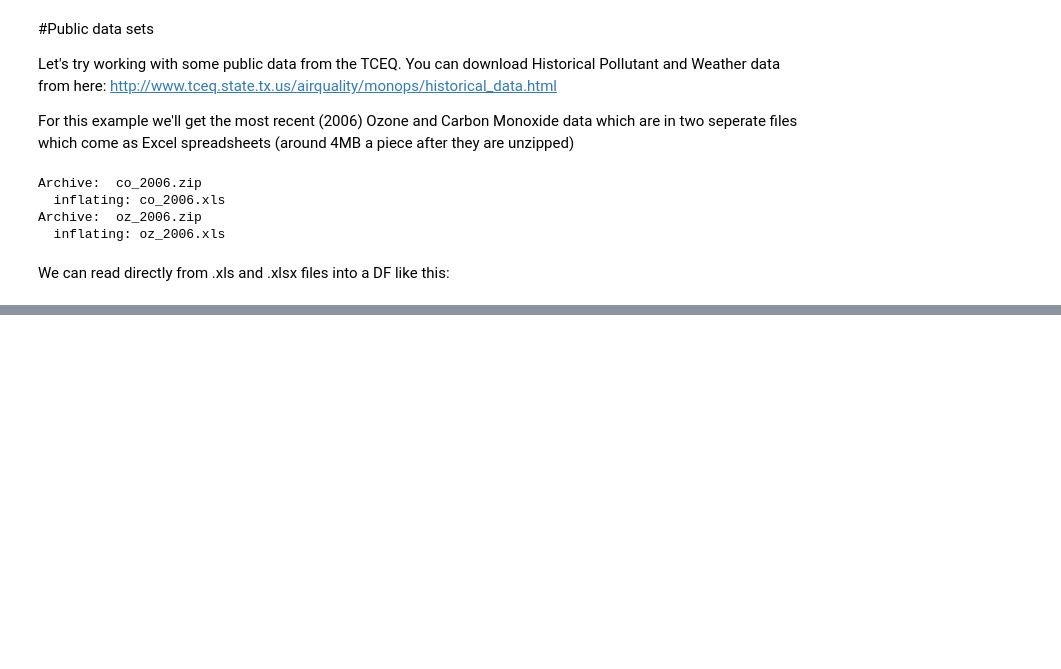
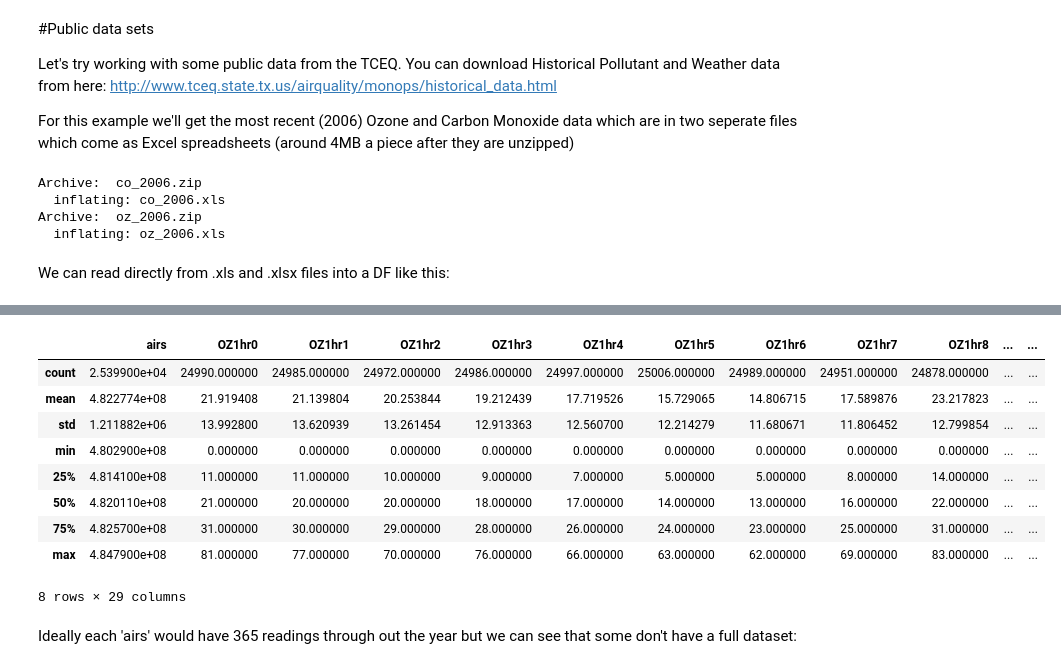
Before and after one commit to epequeno/acpg-may2015, a Jupyter notebook: pandas.ipynb, the cells around one changed output, grey strips where cells are left out. Drawn from its saved outputs; the diff is of its cells as text; code cells hidden in the pictures; blank space fills up the shorter version.

```diff
--- a/pandas.ipynb
+++ b/pandas.ipynb
@@ -193,6 +193,6 @@ Archive:  oz_2006.zip
 # %% [markdown]
 We can read directly from .xls and .xlsx files into a DF like this:
 # %%
-ozone = pd.io.excel.read_excel('file://localhost/home/steven/acpg-may2015/oz_2006.xls')
-carbon_monoxide = pd.io.excel.read_excel('file://localhost/home/steven/acpg-may2015/oz_2006.xls')
+ozone = pd.io.excel.read_excel('file://localhost/home/steven/code/acpg-may2015/oz_2006.xls')
+carbon_monoxide = pd.io.excel.read_excel('file://localhost/home/steven/code/acpg-may2015/co_2006.xls')
 # %% [markdown]
@@ -201,0 +222,2 @@ ozone.head(3)
+# %%
+ozone_1hr = ozone.filter(regex="OZ1hr")
@@ -201,0 +242,2 @@ ozone.head(3)
+# %%
+ozone_1hr.insert(0, 'airs', ozone['airs'])
@@ -202,2 +258,15 @@ ozone.head(3)
 # %%
-ozone.describe()
+ozone_1hr.describe()
+# %% [output]
+|  | airs | OZ1hr0 | OZ1hr1 | OZ1hr2 | OZ1hr3 | OZ1hr4 | OZ1hr5 | OZ1hr6 | OZ1hr7 | OZ1hr8 | ... | ... |
+| count | 2.539900e+04 | 24990.000000 | 24985.000000 | 24972.000000 | 24986.000000 | 24997.000000 | 25006.000000 | 24989.000000 | 24951.000000 | 24878.000000 | ... | ... |
+| mean | 4.822774e+08 | 21.919408 | 21.139804 | 20.253844 | 19.212439 | 17.719526 | 15.729065 | 14.806715 | 17.589876 | 23.217823 | ... | ... |
+| std | 1.211882e+06 | 13.992800 | 13.620939 | 13.261454 | 12.913363 | 12.560700 | 12.214279 | 11.680671 | 11.806452 | 12.799854 | ... | ... |
+| min | 4.802900e+08 | 0.000000 | 0.000000 | 0.000000 | 0.000000 | 0.000000 | 0.000000 | 0.000000 | 0.000000 | 0.000000 | ... | ... |
+| 25% | 4.814100e+08 | 11.000000 | 11.000000 | 10.000000 | 9.000000 | 7.000000 | 5.000000 | 5.000000 | 8.000000 | 14.000000 | ... | ... |
+| 50% | 4.820110e+08 | 21.000000 | 20.000000 | 20.000000 | 18.000000 | 17.000000 | 14.000000 | 13.000000 | 16.000000 | 22.000000 | ... | ... |
+| 75% | 4.825700e+08 | 31.000000 | 30.000000 | 29.000000 | 28.000000 | 26.000000 | 24.000000 | 23.000000 | 25.000000 | 31.000000 | ... | ... |
+| max | 4.847900e+08 | 81.000000 | 77.000000 | 70.000000 | 76.000000 | 66.000000 | 63.000000 | 62.000000 | 69.000000 | 83.000000 | ... | ... |
+8 rows × 29 columns
+# %% [markdown]
+Ideally each 'airs' would have 365 readings through out the year but we can see that some don't have a full dataset:
```
Also changed, not shown: parts of 19 cells of this notebook, 1 other file.
